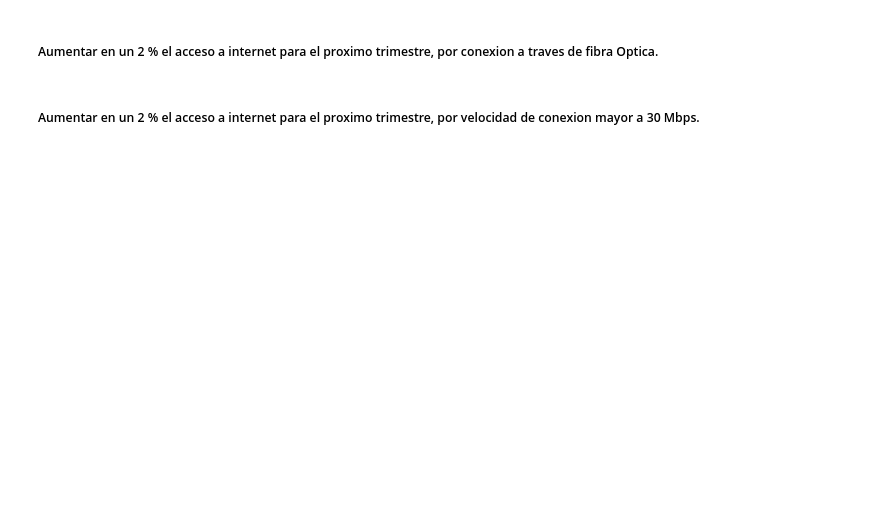
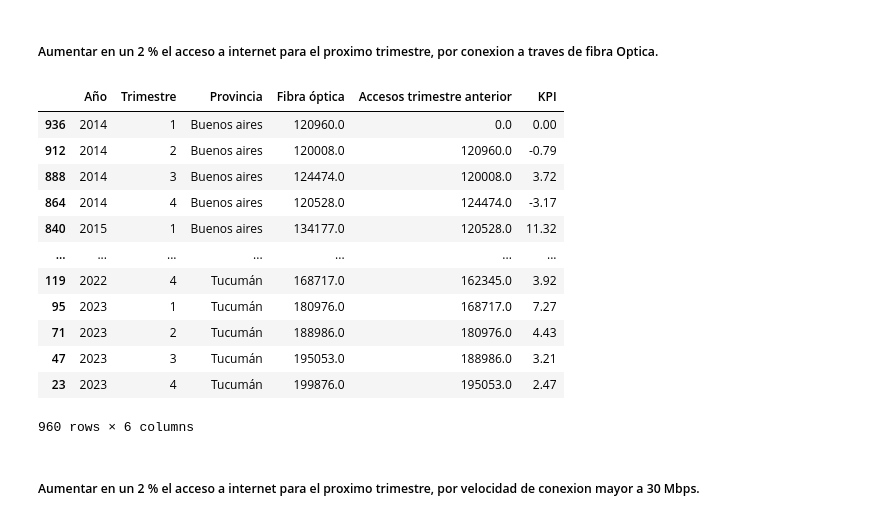
Before and after one commit to rammerbot/Data_Analytics_Telecomunicaciones_Argentina, a Jupyter notebook: ETL_EDA.ipynb, the cells around one changed output. Cells and saved outputs as stored; diff of their text form; code cells hidden in the pictures; blank space fills up the shorter version.

```diff
--- a/ETL_EDA.ipynb
+++ b/ETL_EDA.ipynb
@@ -918,6 +892,14 @@ data_acc_por_vel
 ### Formulacion de los KPI's.
 # %% [markdown]
 ##### Aumentar en un 2% el acceso al servicio de internet para el próximo trimestre
+# %%
+# Definir una función para calcular el KPI con validación
+def calcular_kpi(fibra_actual, acceso_anterior):
+    # Aplicar la validación
+    if acceso_anterior != 0:
+        return round((((fibra_actual - acceso_anterior) / acceso_anterior) * 100), 2)
+    else:
+        return 100  # O cualquier otro manejo deseado cuando el divisor es cero
 # %%
 # Asegurarse de que el DataFrame esté ordenado por "Provincia", "Año" y "Trimestre"
 data_pen_hog = data_pen_hog.sort_values(by=['Provincia', 'Año', 'Trimestre'])
@@ -954,15 +926,21 @@ data_pen_hog.head(50).sort_values(by=['Año', 'Trimestre'], ascending=False)
 # %% [markdown]
 ##### Aumentar en un 2 % el acceso a internet para el  proximo trimestre, por conexion a traves de fibra Optica.
 # %%
+# Drop variables
+data_fibra_kpi = data_acc_por_tec.drop(columns=['ADSL','Cablemodem','Wireless','Otros', 'Total'])
+
+# Redondear valores de la columna Fibra Optica.
+data_fibra_kpi['Fibra óptica'] = data_fibra_kpi['Fibra óptica'].round( decimals=2)
+
 # Asegurarse de que el DataFrame esté ordenado por "Provincia", "Año" y "Trimestre"
-data_pen_hog = data_pen_hog.sort_values(by=['Provincia', 'Año', 'Trimestre'])
+data_fibra_kpi = data_fibra_kpi.sort_values(by=['Provincia', 'Año', 'Trimestre'])
 
 # Crear la nueva columna con el valor del trimestre anterior
-data_pen_hog['Accesos trimestre anterior'] = data_pen_hog.groupby('Provincia')['Accesos por cada 100 hogares'].shift(1)
+data_fibra_kpi['Accesos trimestre anterior'] = data_fibra_kpi.groupby('Provincia')['Fibra óptica'].shift(1)
 
-
-# Aplicar la fórmula del KPI usando los valores del trimestre anterior
-data_pen_hog['KPI'] = ((data_pen_hog['Accesos por cada 100 hogares'] - data_pen_hog['Accesos trimestre anterior']) / data_pen_hog['Accesos trimestre anterior']) * 100
+# Aplicar la función usando apply y lambda
+data_fibra_kpi['KPI'] = data_fibra_kpi.apply(lambda row: calcular_kpi(row['Fibra óptica'], row['Accesos trimestre anterior']), axis=1)
 # %%
-data_pen_hog['Accesos trimestre anterior'] = data_pen_hog['Accesos trimestre anterior'].fillna(0)
-data_pen_hog['KPI'] = data_pen_hog['KPI'].fillna(0)
+# Llenar valores nulos con 0.
+data_fibra_kpi['Accesos trimestre anterior'] = data_fibra_kpi['Accesos trimestre anterior'].fillna(0)
+data_fibra_kpi['KPI'] = data_fibra_kpi['KPI'].fillna(0)
@@ -971,2 +947,21 @@ data_pen_hog.head(50).sort_values(by=['Año', 'Trimestre'], ascending=False)
+# %%
+import numpy as np
+# Imprimir tabla resultado.
+
+data_fibra_kpi
+# %% [output]
+|  | Año | Trimestre | Provincia | Fibra óptica | Accesos trimestre anterior | KPI |
+| 936 | 2014 | 1 | Buenos aires | 120960.0 | 0.0 | 0.00 |
+| 912 | 2014 | 2 | Buenos aires | 120008.0 | 120960.0 | -0.79 |
+| 888 | 2014 | 3 | Buenos aires | 124474.0 | 120008.0 | 3.72 |
+| 864 | 2014 | 4 | Buenos aires | 120528.0 | 124474.0 | -3.17 |
+| 840 | 2015 | 1 | Buenos aires | 134177.0 | 120528.0 | 11.32 |
+| ... | ... | ... | ... | ... | ... | ... |
+| 119 | 2022 | 4 | Tucumán | 168717.0 | 162345.0 | 3.92 |
+| 95 | 2023 | 1 | Tucumán | 180976.0 | 168717.0 | 7.27 |
+| 71 | 2023 | 2 | Tucumán | 188986.0 | 180976.0 | 4.43 |
+| 47 | 2023 | 3 | Tucumán | 195053.0 | 188986.0 | 3.21 |
+| 23 | 2023 | 4 | Tucumán | 199876.0 | 195053.0 | 2.47 |
+960 rows × 6 columns
 # %% [markdown]
 ##### Aumentar en un 2 % el acceso a internet para el proximo trimestre, por velocidad de conexion mayor a 30 Mbps.
```
Also changed, not shown: parts of 15 cells of this notebook, 1 other file.
